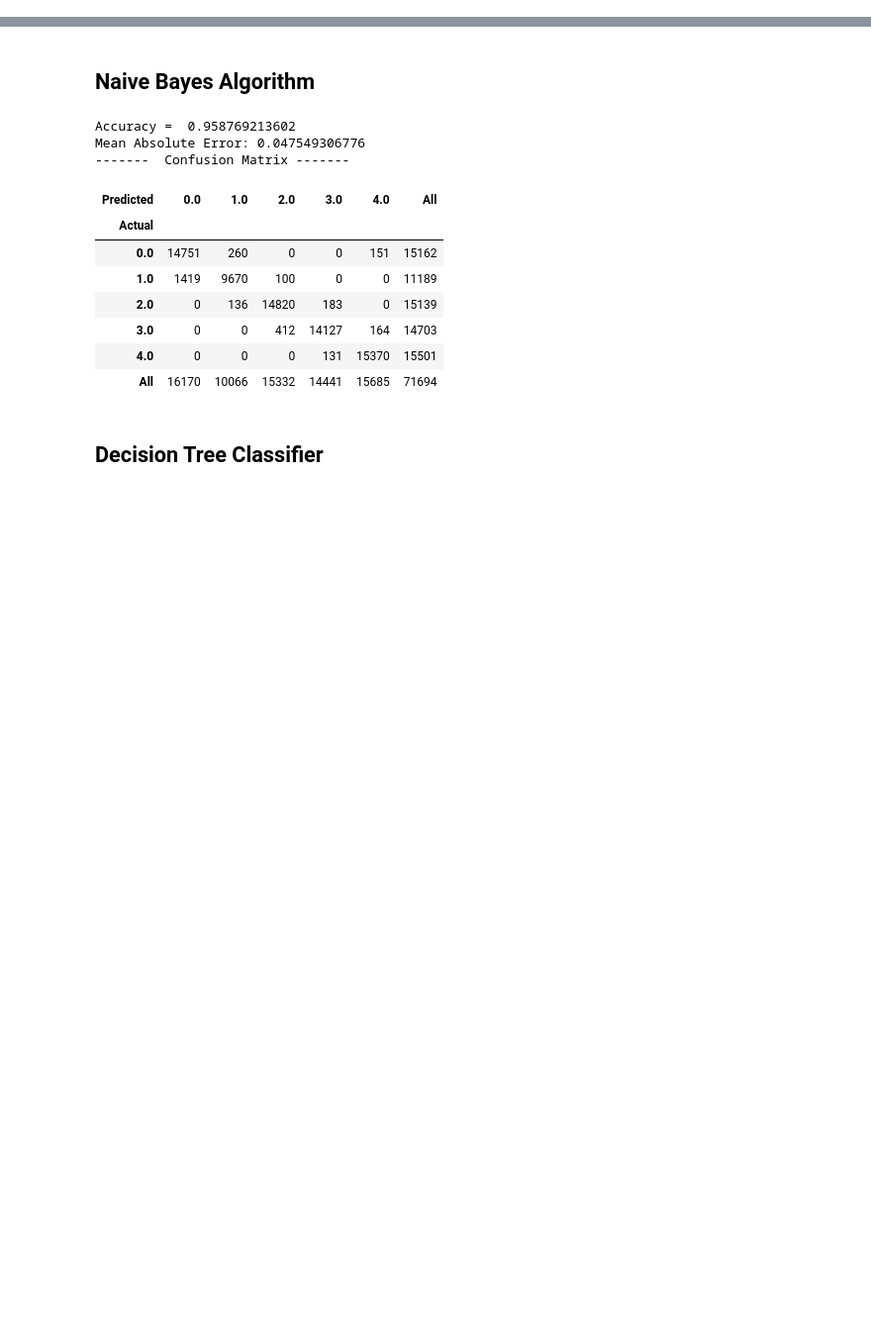
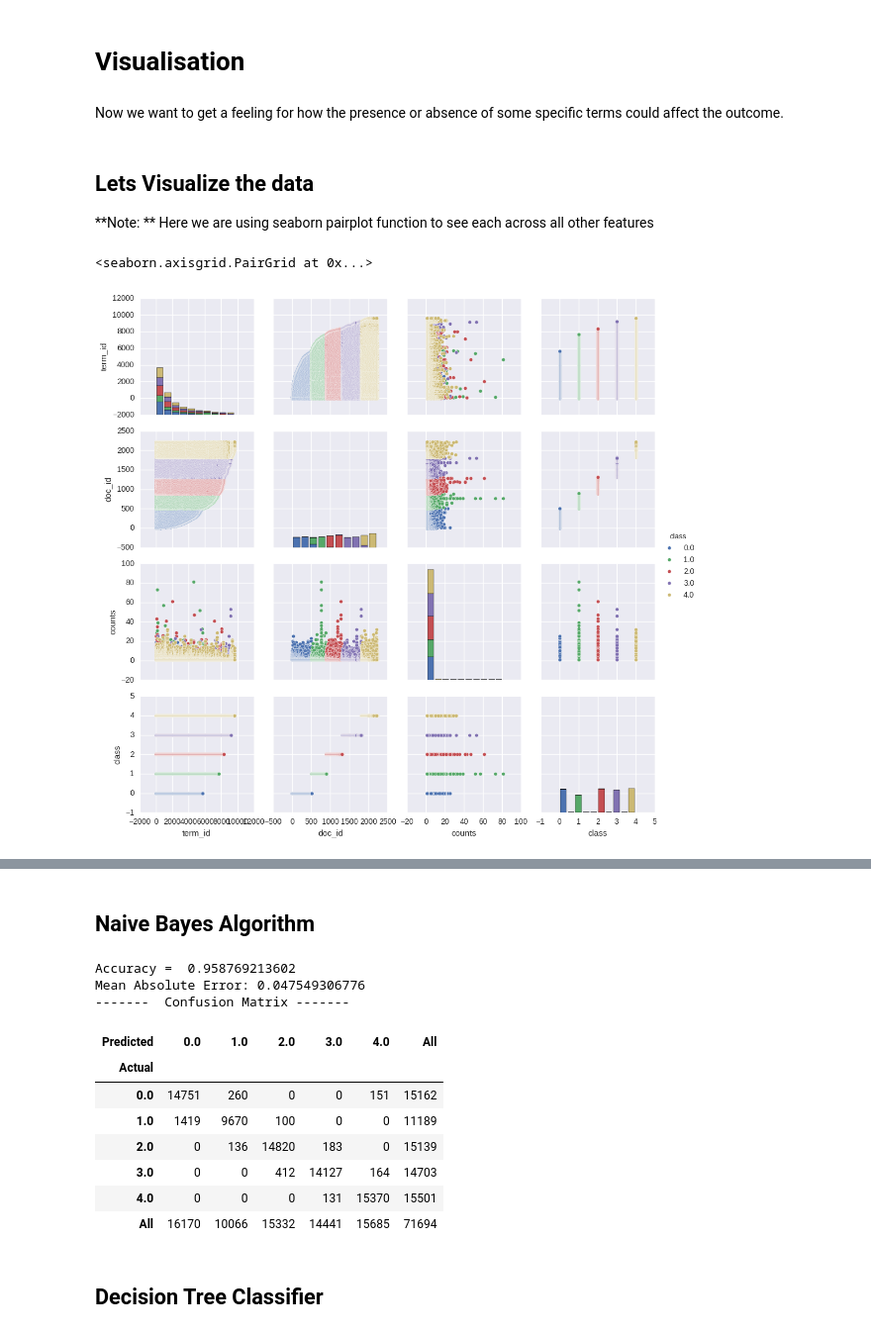
Before and after one commit to alishan2040/ml_project, a Jupyter notebook: Machine_learning_Algos.ipynb, the cells around one changed output, grey strips where cells are left out. Shown at 99% size. Drawn from its saved outputs; the diff is of its cells as text; code cells hidden in the pictures; blank space fills up the shorter version.

```diff
--- a/Machine_learning_Algos.ipynb
+++ b/Machine_learning_Algos.ipynb
@@ -59,0 +164,13 @@ plt.scatter(data_array[:,0], data_array[:,3], c=colors )
+# %% [markdown]
+# Visualisation
+# %% [markdown]
+Now we want to get a feeling for how the presence or absence of some specific terms could affect the outcome.
+# %% [markdown]
+## Lets Visualize the data
+
+**Note: ** Here we are using seaborn pairplot function to see each across all other features
+# %%
+sns.pairplot(classification_data, hue="class")
+# %% [output]
+<seaborn.axisgrid.PairGrid at 0x...>
+[figure, added]
```
Also changed, not shown: parts of 46 cells of this notebook.
